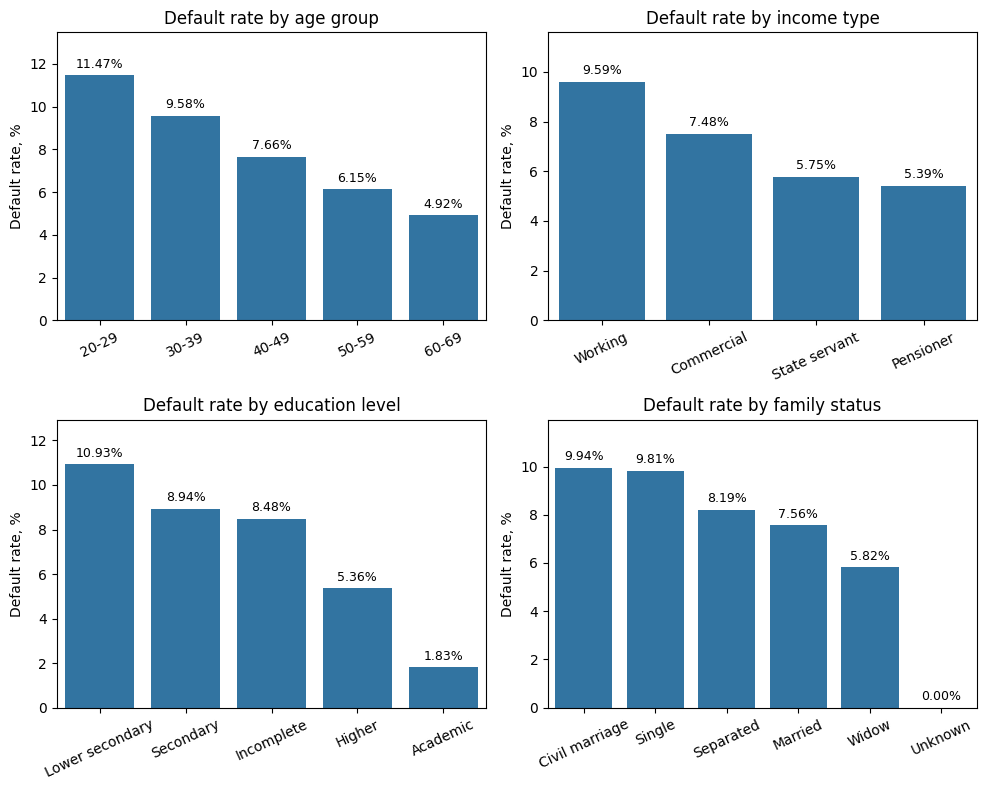
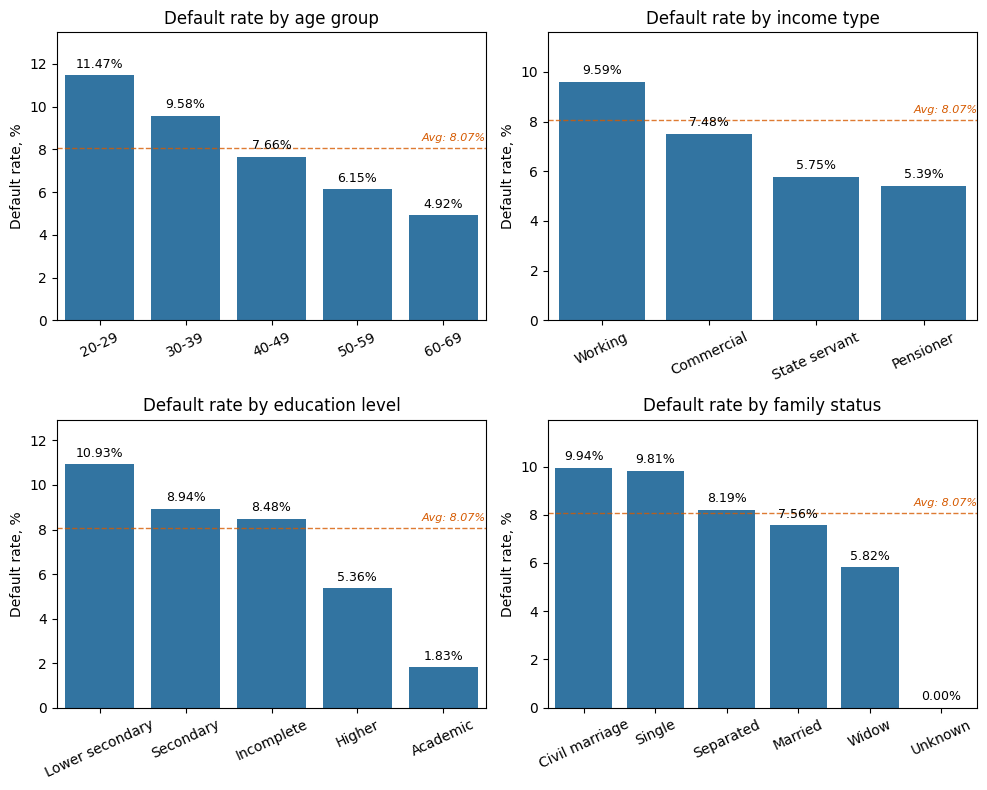
Unified diff of the notebook cell whose output changed from the first chart to the second:
--- before
+++ after
@@ -27,4 +27,7 @@
 }
 
+# Загальний default rate
+overall_default_rate = app_clean["TARGET"].mean() * 100
+
 fig, axes = plt.subplots(2, 2, figsize=(10, 8))
 axes = axes.flatten()
@@ -45,4 +48,25 @@
     )
 
+    # Пунктирна лінія середнього default rate
+    ax.axhline(
+        overall_default_rate,
+        color="#D65A00",
+        linestyle="--",
+        linewidth=1,
+        alpha=0.8
+    )
+
+    # Підпис середнього
+    ax.text(
+        len(seg_df) - 0.5,
+        overall_default_rate + 0.2,
+        f"Avg: {overall_default_rate:.2f}%",
+        ha="right",
+        va="bottom",
+        fontsize=8,
+        color="#D65A00",
+        fontstyle="italic"
+    )
+
     ax.set_title(titles[segment])
     ax.set_xlabel("")
@@ -50,5 +74,6 @@
     ax.tick_params(axis="x", rotation=25)
 
-    ax.set_ylim(0, seg_df["default_rate"].max() + 2)
+    # Щоб лінія середнього точно поміщалась
+    ax.set_ylim(0, max(seg_df["default_rate"].max(), overall_default_rate) + 2)
 
     for i, row in seg_df.reset_index(drop=True).iterrows():

Commit: Add final report and update previous applications notebook